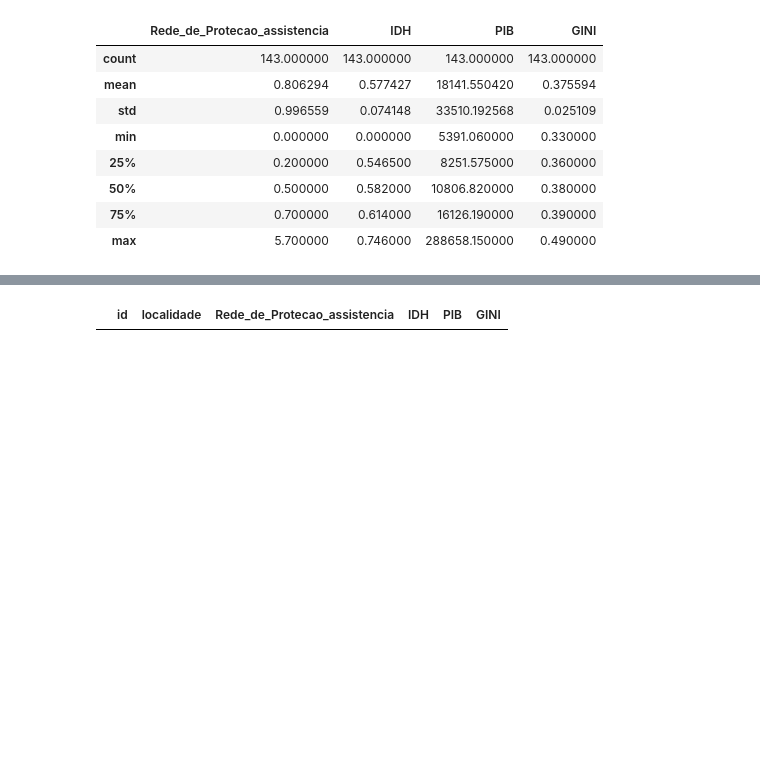
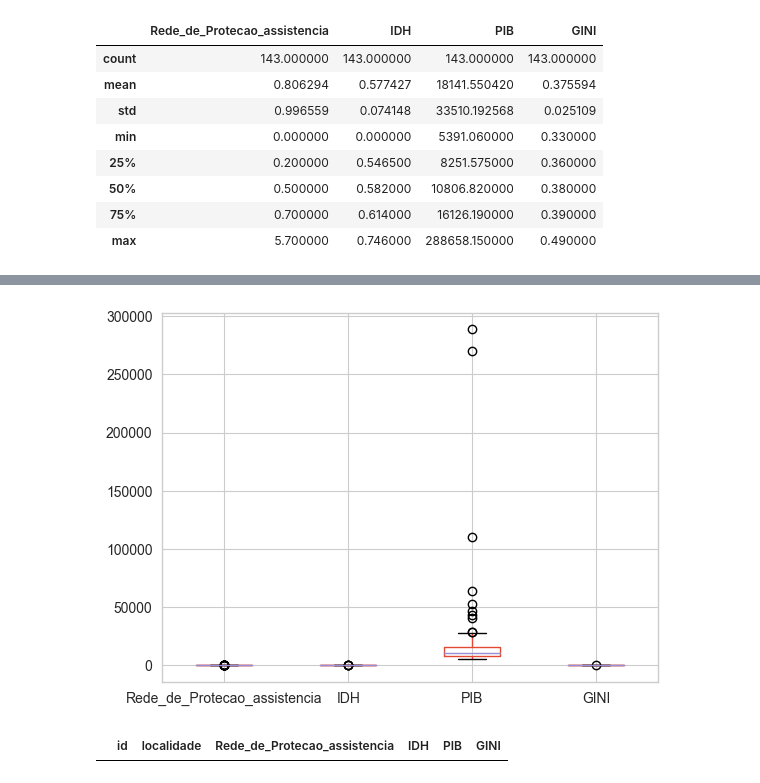
Before and after one commit to jlucioDev/woman_victims_v2, a Jupyter notebook: main.ipynb, the cells around one changed output, grey strips where cells are left out. Drawn from its saved outputs; the diff is of its cells as text; code cells hidden in the pictures; blank space fills up the shorter version.

```diff
--- a/main.ipynb
+++ b/main.ipynb
@@ -150,3 +173,9 @@ df_munic.describe()
+# %%
+_, bp = pd.DataFrame.boxplot(df_munic.iloc[:,2:6], return_type='both')
+
+plt.show()
+# %% [output]
+[figure, added]
 # %%
 ## Remover Mojuí dos campus
 
```
Also changed, not shown: parts of 5 cells of this notebook.
